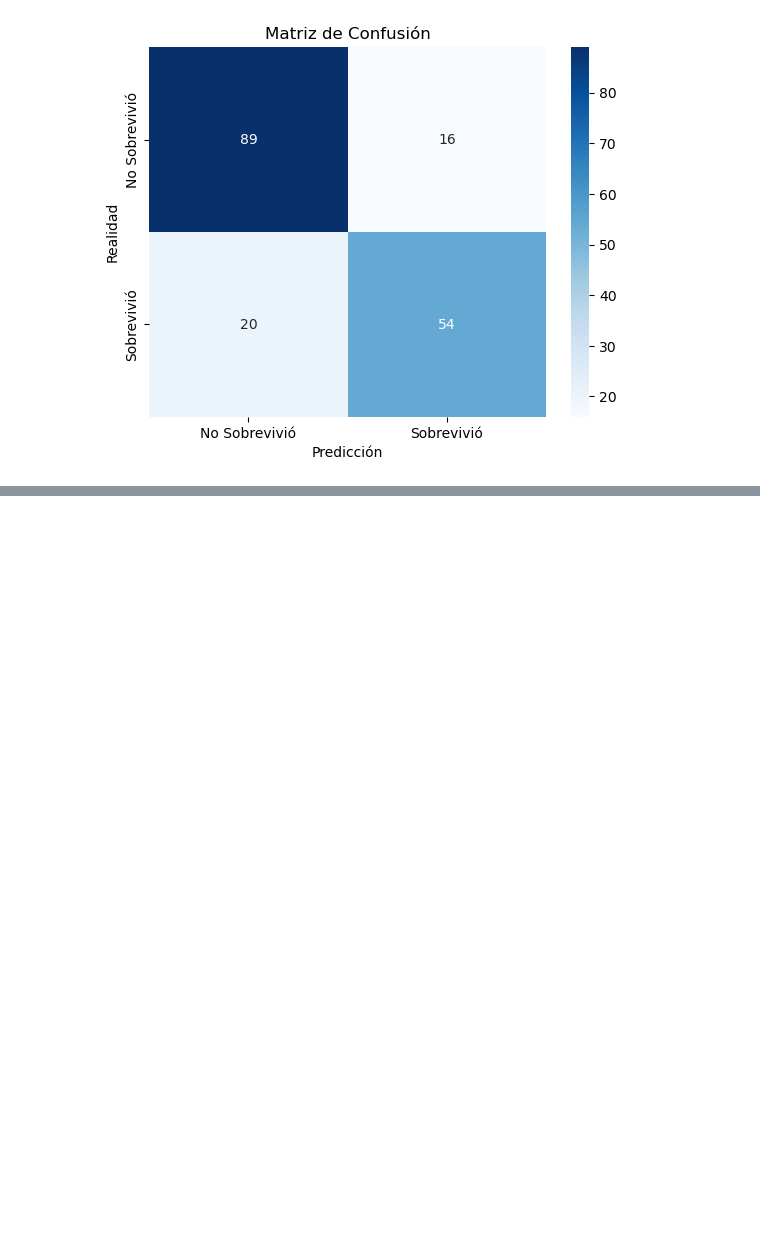
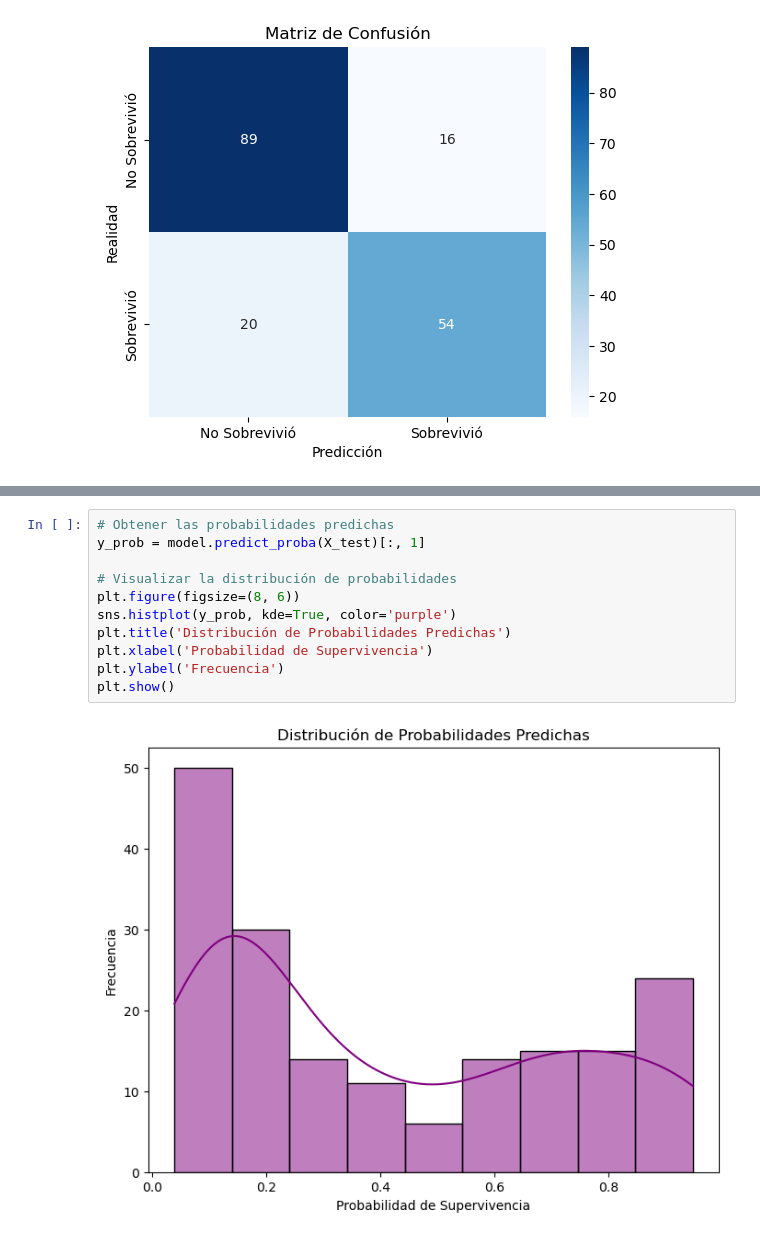
Before and after one commit to dannachav/Tarea-5---Proyecto-An-lisis-de-Datos, a Jupyter notebook: Tarea 5 - Proyecto Análisis de Datos.ipynb, the cells around one changed output, grey strips where cells are left out. Drawn from its saved outputs; the diff is of its cells as text; blank space fills up the shorter version.

```diff
--- a/Tarea 5 - Proyecto Análisis de Datos.ipynb
+++ b/Tarea 5 - Proyecto Análisis de Datos.ipynb
@@ -130,0 +187,13 @@ Matriz de confusión:
+# %%
+# Obtener las probabilidades predichas
+y_prob = model.predict_proba(X_test)[:, 1]
+
+# Visualizar la distribución de probabilidades
+plt.figure(figsize=(8, 6))
+sns.histplot(y_prob, kde=True, color='purple')
+plt.title('Distribución de Probabilidades Predichas')
+plt.xlabel('Probabilidad de Supervivencia')
+plt.ylabel('Frecuencia')
+plt.show()
+# %% [output]
+[figure, added]
```
Also changed, not shown: parts of 4 cells of this notebook.
